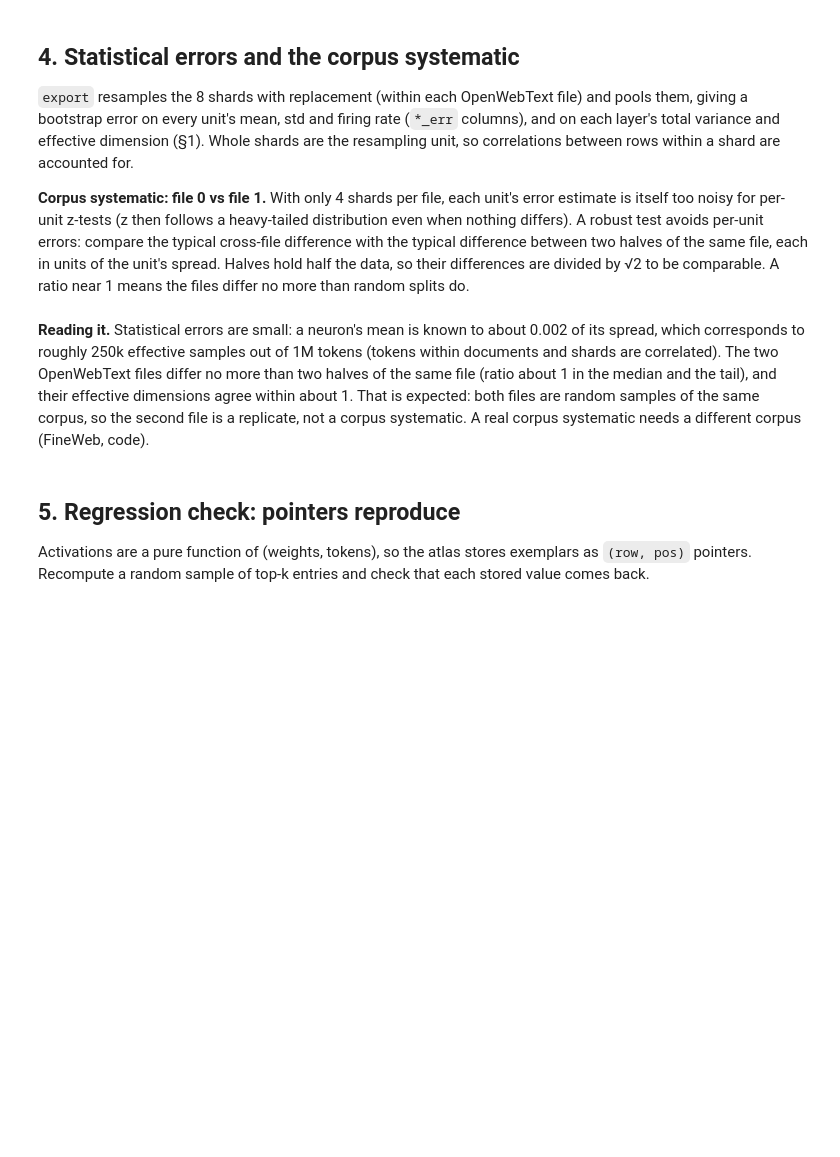
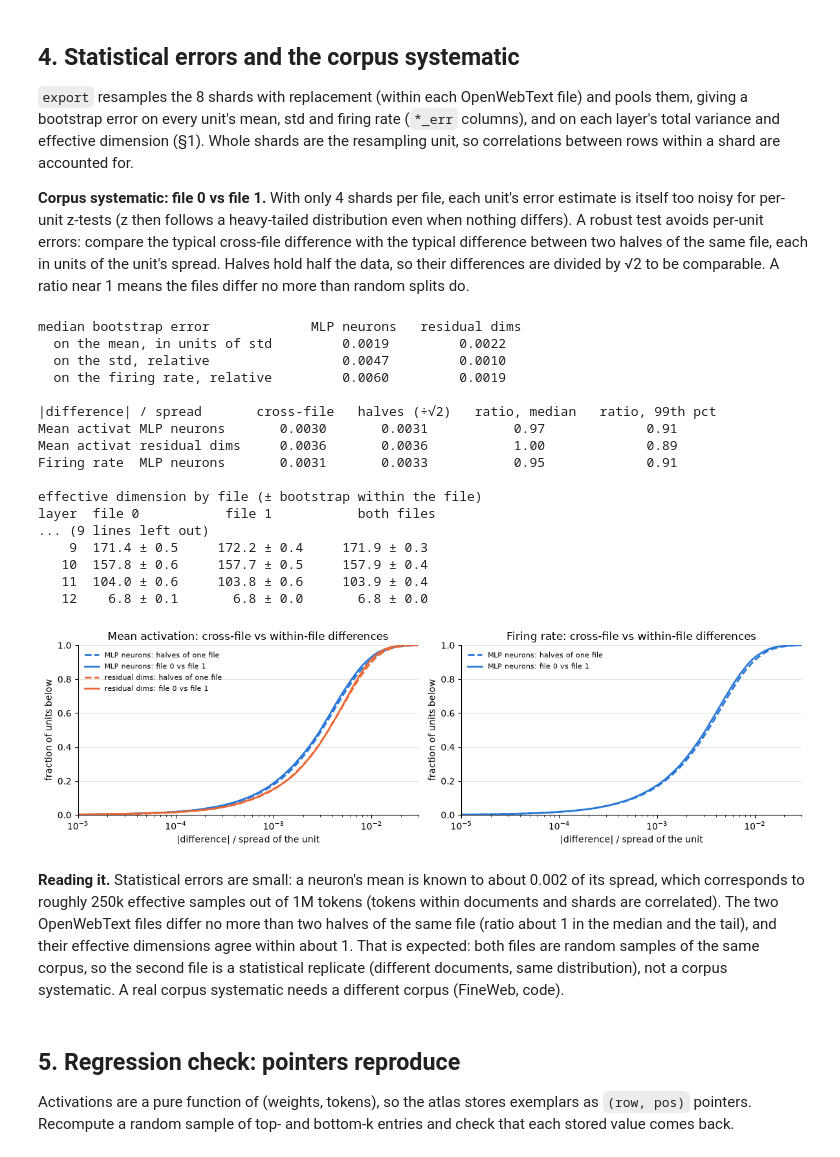
Before and after one commit to rreece/gpt2-atlas, a Jupyter notebook: notebooks/atlas.ipynb, the cells around one changed output. Saved outputs shown, nothing was run; the diff lists cells and outputs as text; code cells hidden in the pictures; blank space fills up the shorter version.

```diff
--- a/notebooks/atlas.ipynb
+++ b/notebooks/atlas.ipynb
@@ -258,44 +299,64 @@ print("\n|difference| / spread       cross-file   halves (÷√2)   ratio, media
 for ax, (col, title) in zip(axes, [("mean", "Mean activation"), ("frac_pos", "Firing rate")]):
     with np.errstate(divide="ignore", invalid="ignore"):
         cross = np.abs(pool(files_s == f0)[col][0] - pool(files_s == f1)[col][0]) / spread[col]
         halves = []
         for f in (f0, f1):
             idx = np.flatnonzero(files_s == f)
             for pair in ([0, 1], [0, 2], [0, 3]):  # the three ways to split 4 shards into two halves
                 h = np.zeros(S); h[idx[pair]] = 1
                 halves.append(np.abs(pool(h)[col][0] - pool((files_s == f) - h)[col][0]) / spread[col] / np.sqrt(2))
     for i, (m, label) in enumerate([(mlp_mask, "MLP neurons"), (~mlp_mask, "residual dims")]):
         if col == "frac_pos" and label == "residual dims":
             continue  # "> 0" is not meaningful for residual dimensions
         c = cross[m & np.isfinite(cross)]
         h = np.concatenate([x[m & np.isfinite(x)] for x in halves])
         print(f"{title[:12]:12s} {label:13s} {np.median(c):10.4f}   {np.median(h):10.4f}   {np.median(c) / np.median(h):12.2f}   "
               f"{np.quantile(c, 0.99) / np.quantile(h, 0.99):14.2f}")
         for vals, ls, which in [(h, "--", "halves of one file"), (c, "-", f"file {f0} vs file {f1}")]:
             v = np.sort(vals)
             ax.plot(v, np.arange(1, len(v) + 1) / len(v), color=C[i], lw=2, ls=ls, label=f"{label}: {which}")
     ax.set(xscale="log", xlim=(1e-5, 3e-2), ylim=(0, 1), title=f"{title}: cross-file vs within-file differences",
            xlabel="|difference| / spread of the unit", ylabel="fraction of units below")
     ax.legend(frameon=False, fontsize=8)
     tidy(ax)
 plt.tight_layout()
+save(fig, "results_corpus_check")
 
 print("\neffective dimension by file (± bootstrap within the file)")
 print("layer  " + "  ".join(f"file {f:<10}" for f in resid["files"]) + "  both files")
 for l in layers:
     cells = "  ".join(f"{resid['pr_file'][l, j]:5.1f} ± {resid['pr_err_file'][l, j]:<4.1f}  " for j in range(len(resid["files"])))
     print(f"{l:5d}  {cells}  {pr[l]:5.1f} ± {pr_err[l]:.1f}")
+# %% [output]
+median bootstrap error             MLP neurons   residual dims
+  on the mean, in units of std         0.0019         0.0022
+  on the std, relative                 0.0047         0.0010
+  on the firing rate, relative         0.0060         0.0019
+
+|difference| / spread       cross-file   halves (÷√2)   ratio, median   ratio, 99th pct
+Mean activat MLP neurons       0.0030       0.0031           0.97             0.91
+Mean activat residual dims     0.0036       0.0036           1.00             0.89
+Firing rate  MLP neurons       0.0031       0.0033           0.95             0.91
+
+effective dimension by file (± bootstrap within the file)
+layer  file 0           file 1           both files
+... (9 lines left out)
+    9  171.4 ± 0.5     172.2 ± 0.4     171.9 ± 0.3
+   10  157.8 ± 0.6     157.7 ± 0.5     157.9 ± 0.4
+   11  104.0 ± 0.6     103.8 ± 0.6     103.9 ± 0.4
+   12    6.8 ± 0.1       6.8 ± 0.0       6.8 ± 0.0
+[figure, added]
 # %% [markdown]
 **Reading it.** Statistical errors are small: a neuron's mean is known to about 0.002 of its spread, which corresponds
 to roughly 250k effective samples out of 1M tokens (tokens within documents and shards are correlated). The two
 OpenWebText files differ no more than two halves of the same file (ratio about 1 in the median and the tail), and their
 effective dimensions agree within about 1. That is expected: both files are random samples of the same corpus, so the
-second file is a replicate, not a corpus systematic. A real corpus systematic needs a different corpus (FineWeb, code).
+second file is a statistical replicate (different documents, same distribution), not a corpus systematic. A real corpus systematic needs a different corpus (FineWeb, code).
 # %% [markdown]
 ## 5. Regression check: pointers reproduce
 
 Activations are a pure function of (weights, tokens), so the atlas stores exemplars as `(row, pos)` pointers. Recompute
-a random sample of top-k entries and check that each stored value comes back.
+a random sample of top- and bottom-k entries and check that each stored value comes back.
 # %%
 model = HFGPT2("cpu")
 sample = topk.sample(12, random_state=0)
```
Also changed, not shown: parts of 10 cells of this notebook, 14 other files.
